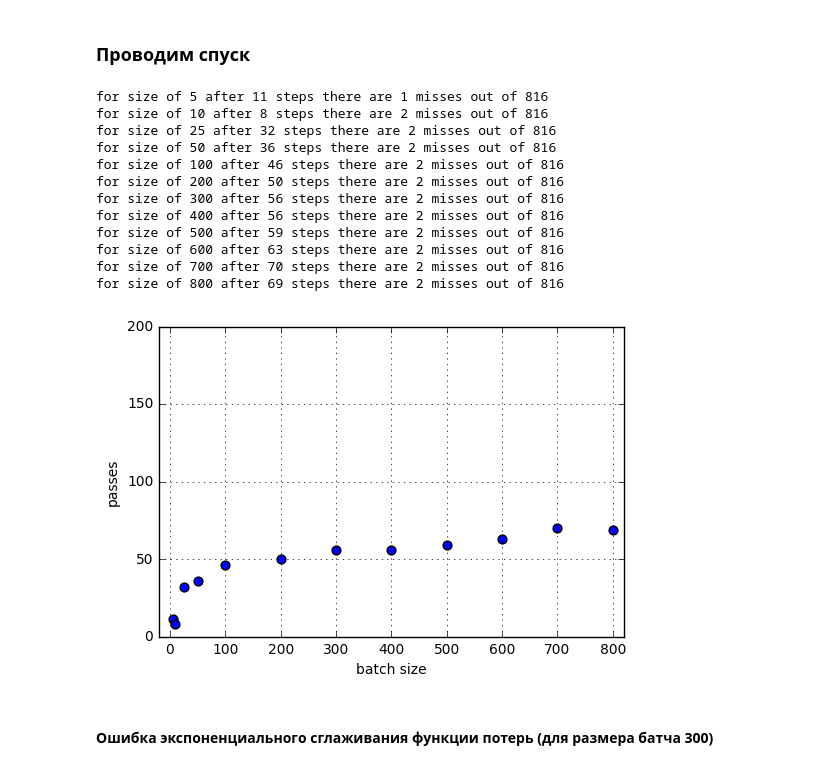
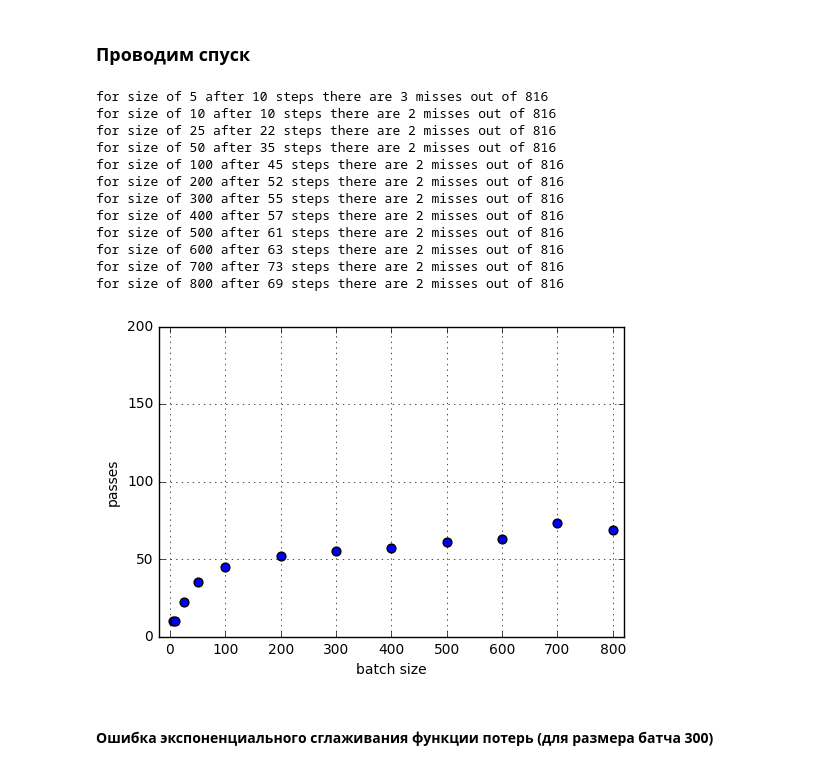
Before and after one commit to v-sopov/renju, a Jupyter notebook: first_lab.ipynb, the cells around one changed output. Saved outputs shown, nothing was run; the diff lists cells and outputs as text; code cells hidden in the pictures.

Commit message:
Changes after review

```diff
--- a/first_lab.ipynb
+++ b/first_lab.ipynb
@@ -412,16 +413,15 @@ def get_subsets(sample_set, label_set, subset_size=1):
     perm = np.random.permutation(len(sample_set))
     shuffled_samples = sample_set[perm]
     shuffled_labels = label_set[perm]
-    subsets = []
     int_bound = len(shuffled_samples) // subset_size
     for i in range(int_bound):
-        subsets.append((shuffled_samples[i*subset_size:(i+1)*subset_size],
+        yield ((shuffled_samples[i*subset_size:(i+1)*subset_size],
                         shuffled_labels[i*subset_size:(i+1)*subset_size]))
-    return subsets
 # %% [markdown]
 ### Получаем данные
 # %%
-data = genfromtxt('train.csv', delimiter=',')[1:]
+data = pandas.read_csv('train.csv', sep=',').as_matrix()
+
 
 data = data[np.logical_or(data[:, 0] == 0, data[:, 0] == 1)]
 samples = data[:8000, 1:]
@@ -462,46 +462,45 @@ for size in sizes:
         for loss_coef, loss in zip(loss_coefs, losses):
             loss.append(logistic_loss(prepared_samples, labels, current_weights))
     steps_number = 0
     while True:
-        subsets = get_subsets(prepared_samples, labels, size)
         old_weights = current_weights.copy()
-        for subset in subsets:
+        for subset in get_subsets(prepared_samples, labels, size):
             current_weights = gradient_descent(subset[0], subset[1], current_weights,
                                                logistic_gradient, step=1e-4, threshold=1e-4, steps_max_number=1)
             if size == 300:
                 sgd_log.append(current_weights)
                 for loss_coef, loss in zip(loss_coefs, losses):
                     loss.append(loss_coef * loss[-1] + (1 - loss_coef) * logistic_loss(subset[0], subset[1], current_weights))
         steps_number += 1
         if math.sqrt(np.dot(old_weights - current_weights, old_weights - current_weights)) < 1e-4:
             break
     simple_size_steps.append(steps_number)
     labeled_test_samples = np.zeros(prepared_test_samples.shape[0])
     for row in range(test_samples.shape[0]):
         labeled_test_samples[row] = math.copysign(1, prepared_test_samples[row].dot(current_weights))
     misses = test_samples[labeled_test_samples != test_labels].shape[0]
     print('for size of', size, 'after', steps_number, 'steps there are', misses, 'misses out of', test_samples.shape[0])
 plt.scatter(sizes, simple_size_steps, s=40)
 plt.xlabel('batch size')
 plt.ylabel('passes')
 plt.axis([-20, 820, 0, 200])
 plt.grid(True)
 plt.hold(False)
 plt.show()
 # %% [output]
-for size of 5 after 11 steps there are 1 misses out of 816
-for size of 10 after 8 steps there are 2 misses out of 816
-for size of 25 after 32 steps there are 2 misses out of 816
-for size of 50 after 36 steps there are 2 misses out of 816
-for size of 100 after 46 steps there are 2 misses out of 816
-for size of 200 after 50 steps there are 2 misses out of 816
-for size of 300 after 56 steps there are 2 misses out of 816
-for size of 400 after 56 steps there are 2 misses out of 816
-for size of 500 after 59 steps there are 2 misses out of 816
+for size of 5 after 10 steps there are 3 misses out of 816
+for size of 10 after 10 steps there are 2 misses out of 816
+for size of 25 after 22 steps there are 2 misses out of 816
+for size of 50 after 35 steps there are 2 misses out of 816
+for size of 100 after 45 steps there are 2 misses out of 816
+for size of 200 after 52 steps there are 2 misses out of 816
+for size of 300 after 55 steps there are 2 misses out of 816
+for size of 400 after 57 steps there are 2 misses out of 816
+for size of 500 after 61 steps there are 2 misses out of 816
 for size of 600 after 63 steps there are 2 misses out of 816
-for size of 700 after 70 steps there are 2 misses out of 816
+for size of 700 after 73 steps there are 2 misses out of 816
 for size of 800 after 69 steps there are 2 misses out of 816
-[figure, old version]
+[figure, new version]
 # %% [markdown]
 #### Ошибка экспоненциального сглаживания функции потерь (для размера батча 300)
 # %%
```
Also changed, not shown: parts of 14 cells of this notebook, 1 other file.
